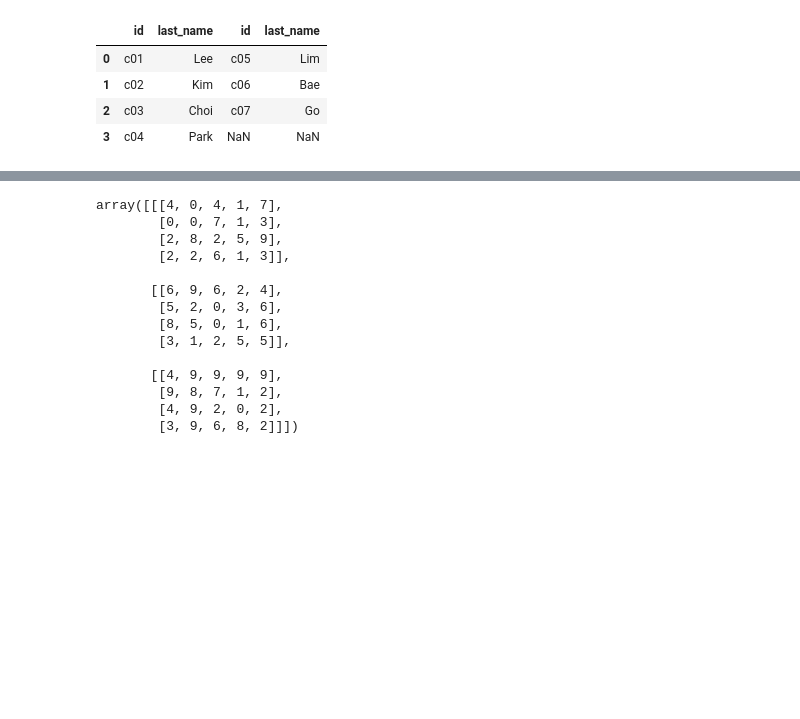
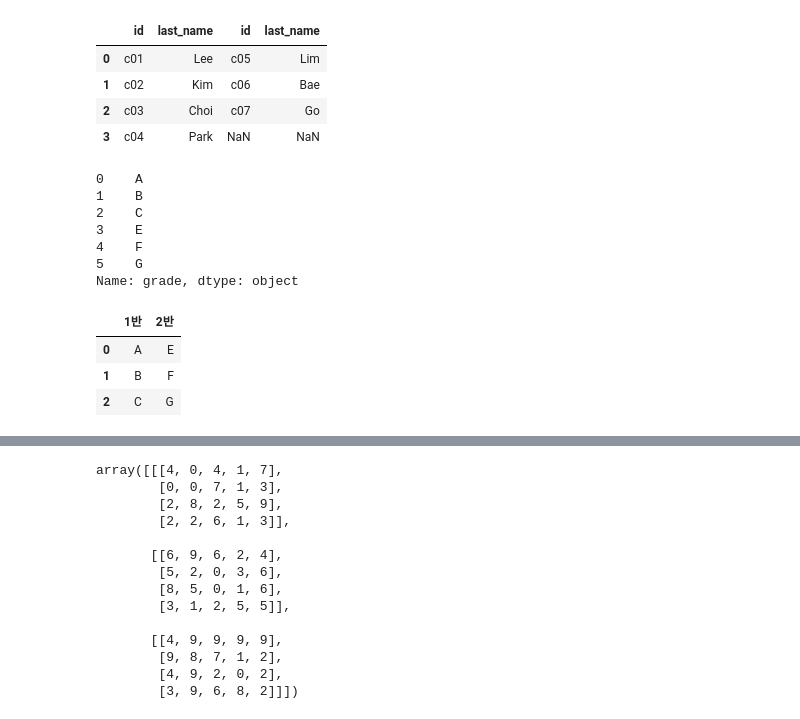
Before and after one commit to blackbutterfly0852/ADP_PRACTICE, a Jupyter notebook: 230114_데이터핸들링.ipynb, the cells around one changed output, grey strips where cells are left out. Drawn from its saved outputs; the diff is of its cells as text; code cells hidden in the pictures; blank space fills up the shorter version.

```diff
--- a/230114_데이터핸들링.ipynb
+++ b/230114_데이터핸들링.ipynb
@@ -659,3 +659,33 @@ df_concat_column
 | 1 | c02 | Kim | c06 | Bae |
 | 2 | c03 | Choi | c07 | Go |
 | 3 | c04 | Park | NaN | NaN |
+# %%
+# 18. 시리즈를 데이터프레임에 붙이기
+import pandas as pd
+grade = pd.Series(
+                  ['A','B','C'],
+                  name = 'grade'
+                 )
+grade2 = pd.Series(
+                  ['E', 'F', 'G'],
+                  name = 'grade'
+                  )
+
+concat_row = pd.concat([grade, grade2], axis = 0, ignore_index = True)
+print(concat_row)
+
+concat_column = pd.concat([grade, grade2], axis = 1, ignore_index = True)
+concat_column.columns = ['1반', '2반']
+concat_column
+# %% [output]
+0    A
+1    B
+2    C
+3    E
+4    F
+5    G
+Name: grade, dtype: object
+|  | 1반 | 2반 |
+| 0 | A | E |
+| 1 | B | F |
+| 2 | C | G |
```
Also changed, not shown: parts of 3 cells of this notebook.
